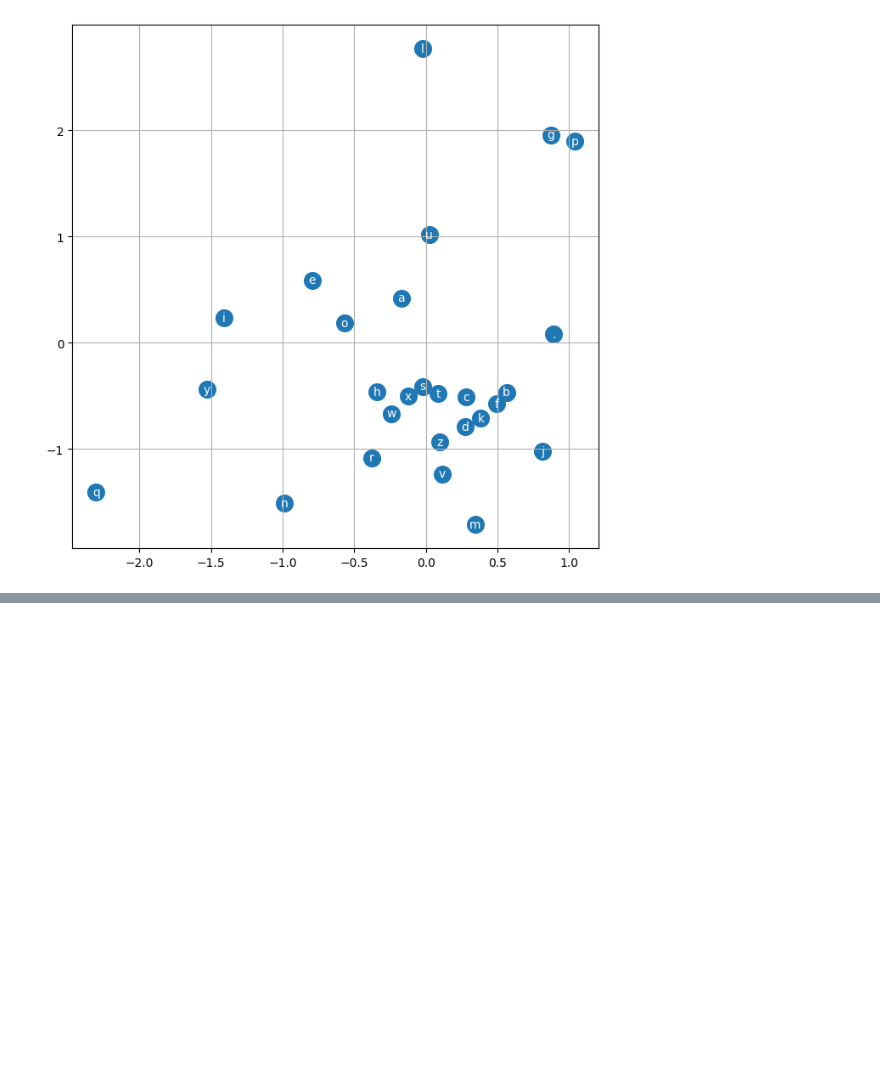
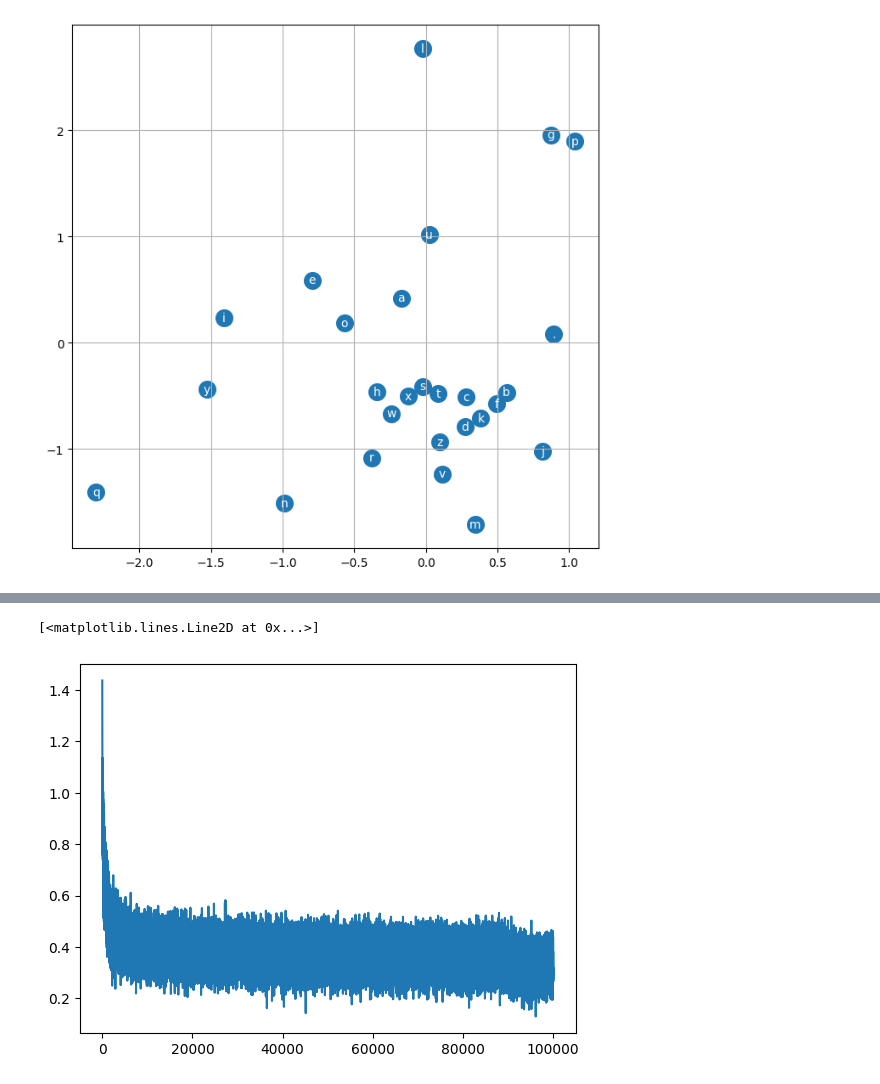
Before and after one commit to peluche/makemore, a Jupyter notebook: makemore2_mlp.ipynb, the cells around one changed output, grey strips where cells are left out. Drawn from its saved outputs; the diff is of its cells as text; code cells hidden in the pictures; blank space fills up the shorter version.

```diff
--- a/makemore2_mlp.ipynb
+++ b/makemore2_mlp.ipynb
@@ -439,0 +457,36 @@ plt.grid('minor')
+# %%
+# metrics
+lossi, stepi = [], []
+# %%
+# hyper params
+batch_size = 32
+epoch = 10000
+n_epoch = 10
+lr = 0.1
+
+# train
+for t in range(n_epoch):
+    if t == n_epoch - 1: lr /= 10 # learning rate decay
+    for i in range(epoch):
+        # minibatch
+        ix = torch.randint(0, Xtr.shape[0], (batch_size,))
+
+        # forward pass
+        emb = C[Xtr[ix]]
+        h = torch.tanh(emb.view(-1, emb_dim * 3) @ W1 + b1)
+        logits = h @ W2 + b2
+        loss = F.cross_entropy(logits, Ytr[ix])
+
+        # backward pass
+        for p in parameters:
+            p.grad = None
+        loss.backward()
+
+        # update the parameters
+        for p in parameters:
+            p.data -= lr * p.grad
+
+        # metrics
+        stepi.append(epoch * t + i)
+        lossi.append(loss.log10().item())
+    print(f'{loss.item()=}')
@@ -439,0 +504,6 @@ plt.grid('minor')
+# %%
+# print a log scale plot of the loss
+plt.plot(stepi, lossi)
+# %% [output]
+[<matplotlib.lines.Line2D at 0x...>]
+[figure, added]
```
Also changed, not shown: parts of 8 cells of this notebook.
